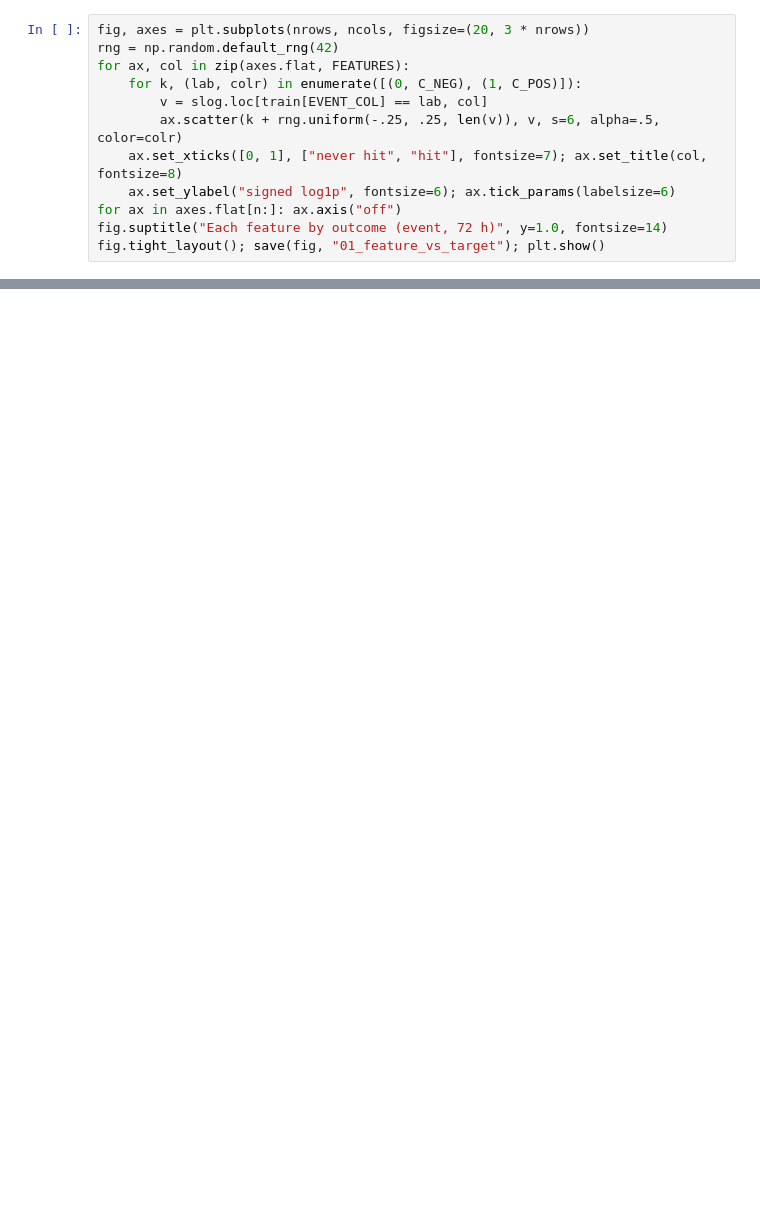
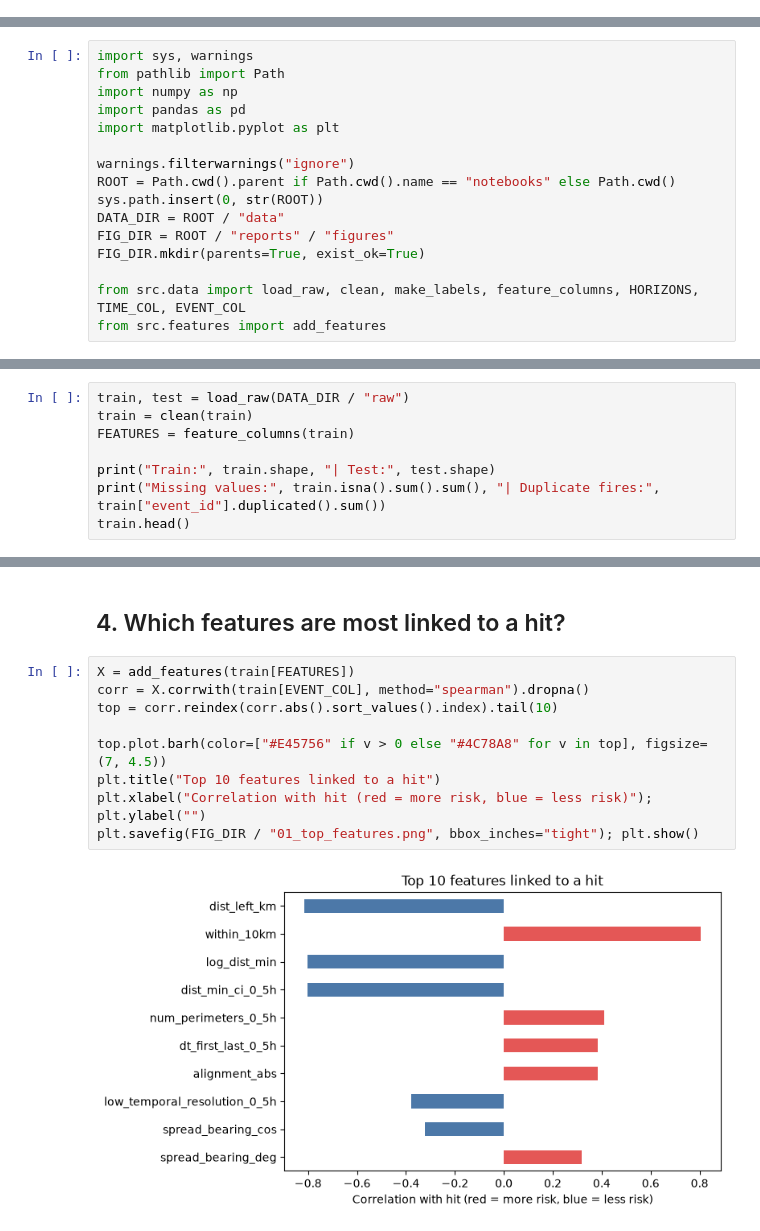
Before and after one commit to Re7absu/wildfire-evacuation-risk, a Jupyter notebook: notebooks/01_eda.ipynb, the cells around one changed output, grey strips where cells are left out. Drawn from its saved outputs; the diff is of its cells as text; blank space fills up the shorter version.

```diff
--- a/notebooks/01_eda.ipynb
+++ b/notebooks/01_eda.ipynb
@@ -221,12 +0,0 @@ Red = fire reached the zone, blue = it didn't.
-# %%
-fig, axes = plt.subplots(nrows, ncols, figsize=(20, 3 * nrows))
-rng = np.random.default_rng(42)
-for ax, col in zip(axes.flat, FEATURES):
-    for k, (lab, colr) in enumerate([(0, C_NEG), (1, C_POS)]):
-        v = slog.loc[train[EVENT_COL] == lab, col]
-        ax.scatter(k + rng.uniform(-.25, .25, len(v)), v, s=6, alpha=.5, color=colr)
-    ax.set_xticks([0, 1], ["never hit", "hit"], fontsize=7); ax.set_title(col, fontsize=8)
-    ax.set_ylabel("signed log1p", fontsize=6); ax.tick_params(labelsize=6)
-for ax in axes.flat[n:]: ax.axis("off")
-fig.suptitle("Each feature by outcome (event, 72 h)", y=1.0, fontsize=14)
-fig.tight_layout(); save(fig, "01_feature_vs_target"); plt.show()
@@ -374,0 +10,16 @@ share within 5 km  train: 0.31  test: 0.29
+# %%
+import sys, warnings
+from pathlib import Path
+import numpy as np
+import pandas as pd
+import matplotlib.pyplot as plt
+
+warnings.filterwarnings("ignore")
+ROOT = Path.cwd().parent if Path.cwd().name == "notebooks" else Path.cwd()
+sys.path.insert(0, str(ROOT))
+DATA_DIR = ROOT / "data"
+FIG_DIR = ROOT / "reports" / "figures"
+FIG_DIR.mkdir(parents=True, exist_ok=True)
+
+from src.data import load_raw, clean, make_labels, feature_columns, HORIZONS, TIME_COL, EVENT_COL
+from src.features import add_features
@@ -374,0 +28,8 @@ share within 5 km  train: 0.31  test: 0.29
+# %%
+train, test = load_raw(DATA_DIR / "raw")
+train = clean(train)
+FEATURES = feature_columns(train)
+
+print("Train:", train.shape, "| Test:", test.shape)
+print("Missing values:", train.isna().sum().sum(), "| Duplicate fires:", train["event_id"].duplicated().sum())
+train.head()
@@ -374,0 +95,13 @@ share within 5 km  train: 0.31  test: 0.29
+# %% [markdown]
+## 4. Which features are most linked to a hit?
+# %%
+X = add_features(train[FEATURES])
+corr = X.corrwith(train[EVENT_COL], method="spearman").dropna()
+top = corr.reindex(corr.abs().sort_values().index).tail(10)
+
+top.plot.barh(color=["#E45756" if v > 0 else "#4C78A8" for v in top], figsize=(7, 4.5))
+plt.title("Top 10 features linked to a hit")
+plt.xlabel("Correlation with hit (red = more risk, blue = less risk)"); plt.ylabel("")
+plt.savefig(FIG_DIR / "01_top_features.png", bbox_inches="tight"); plt.show()
+# %% [output]
+[figure, added]
```
Also changed, not shown: parts of 53 cells of this notebook, 44 other files.
